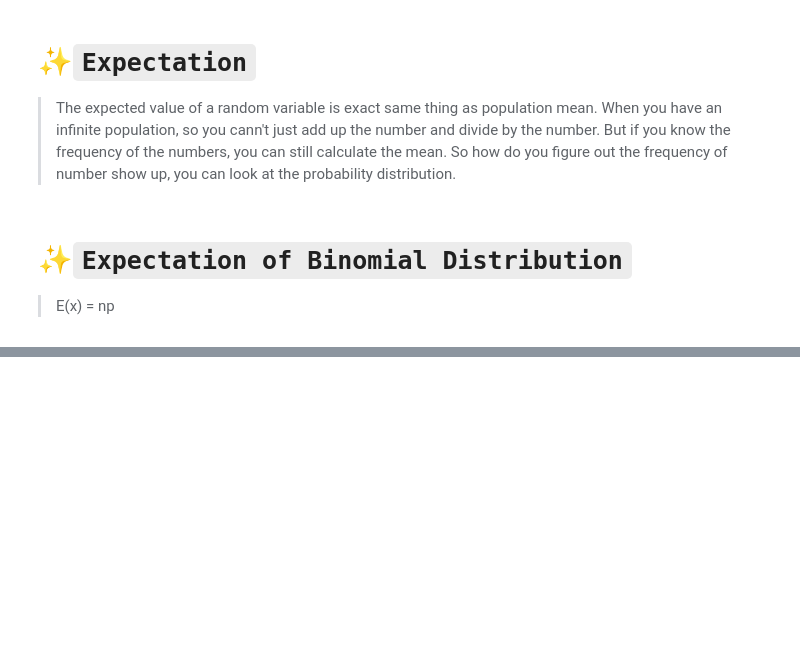
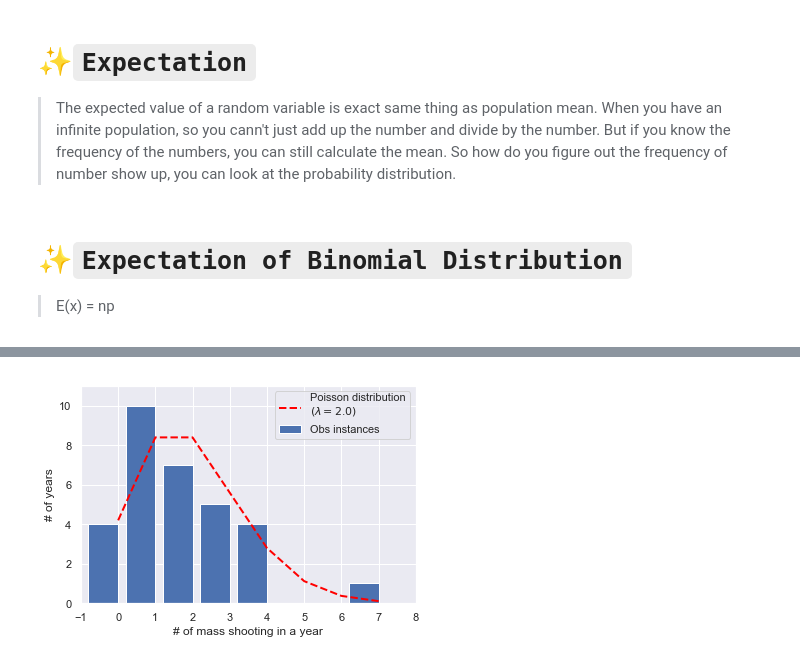
Before and after one commit to Randallzoeng/StatisticsInference, a Jupyter notebook: 🔰PracticeOnStat.ipynb, the cells around one changed output, grey strips where cells are left out. Drawn from its saved outputs; the diff is of its cells as text; code cells hidden in the pictures; blank space fills up the shorter version.

```diff
--- a/🔰PracticeOnStat.ipynb
+++ b/🔰PracticeOnStat.ipynb
@@ -311,0 +337,22 @@ So how do you figure out the frequency of number show up, you can look at the pr
+# %%
+import numpy as np
+import scipy.stats as scipy_stat
+import matplotlib.pyplot as plt
+import seaborn as sns; sns.set()
+
+
+X = scipy_stat.poisson(2)
+num_years = num_years = [4,10,7,5,4,0,0,1]
+x = range(8)
+
+plt.bar(np.array(x)-.4,num_years,label="Obs instances")
+plt.plot(x,sum(num_years)*X.pmf(x),ls='dashed',
+        lw=2,c='red',label='Poisson distribution\n$(\lambda=2.0)$')
+plt.xlim([-1,8])
+plt.ylim([0,11])
+plt.xlabel('# of mass shooting in a year')
+plt.ylabel('# of years')
+plt.legend(loc='best')
+plt.show()
+# %% [output]
+[figure, added]
```
Also changed, not shown: parts of 4 cells of this notebook.
